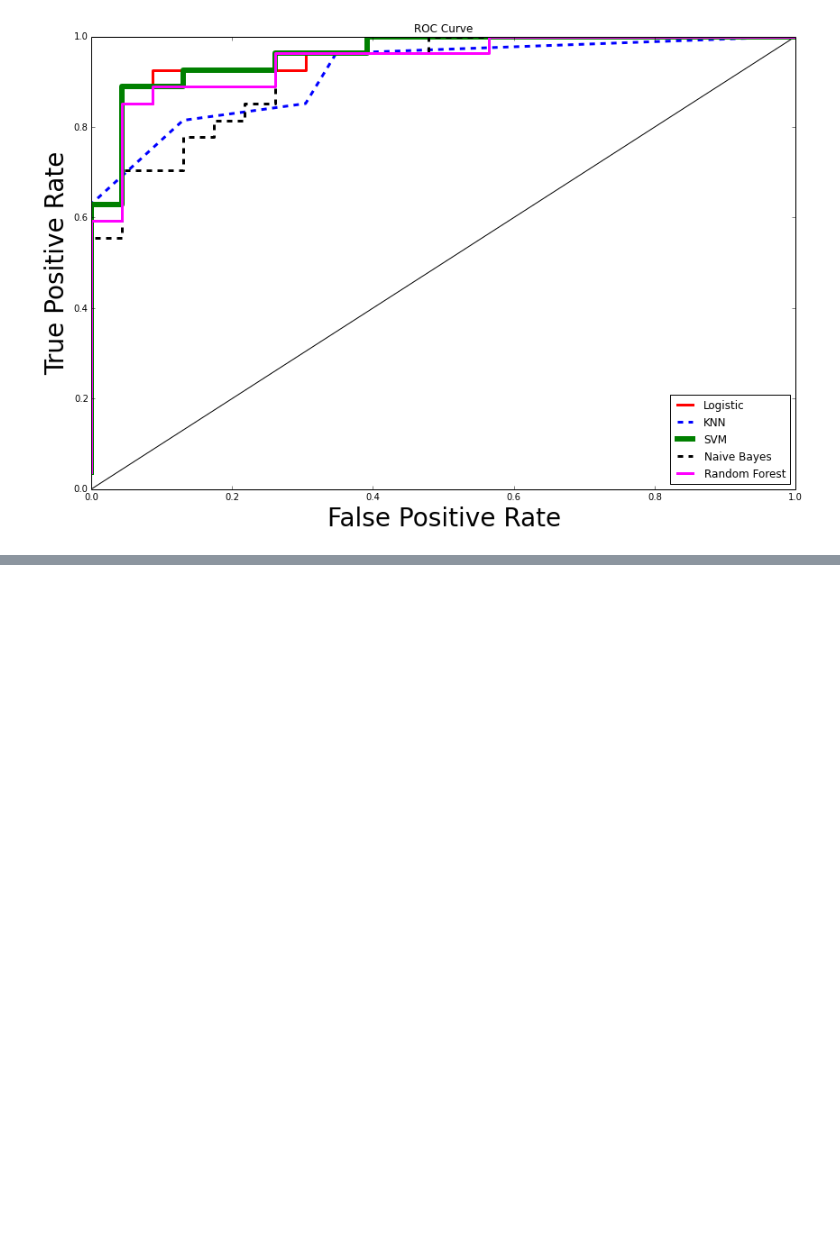
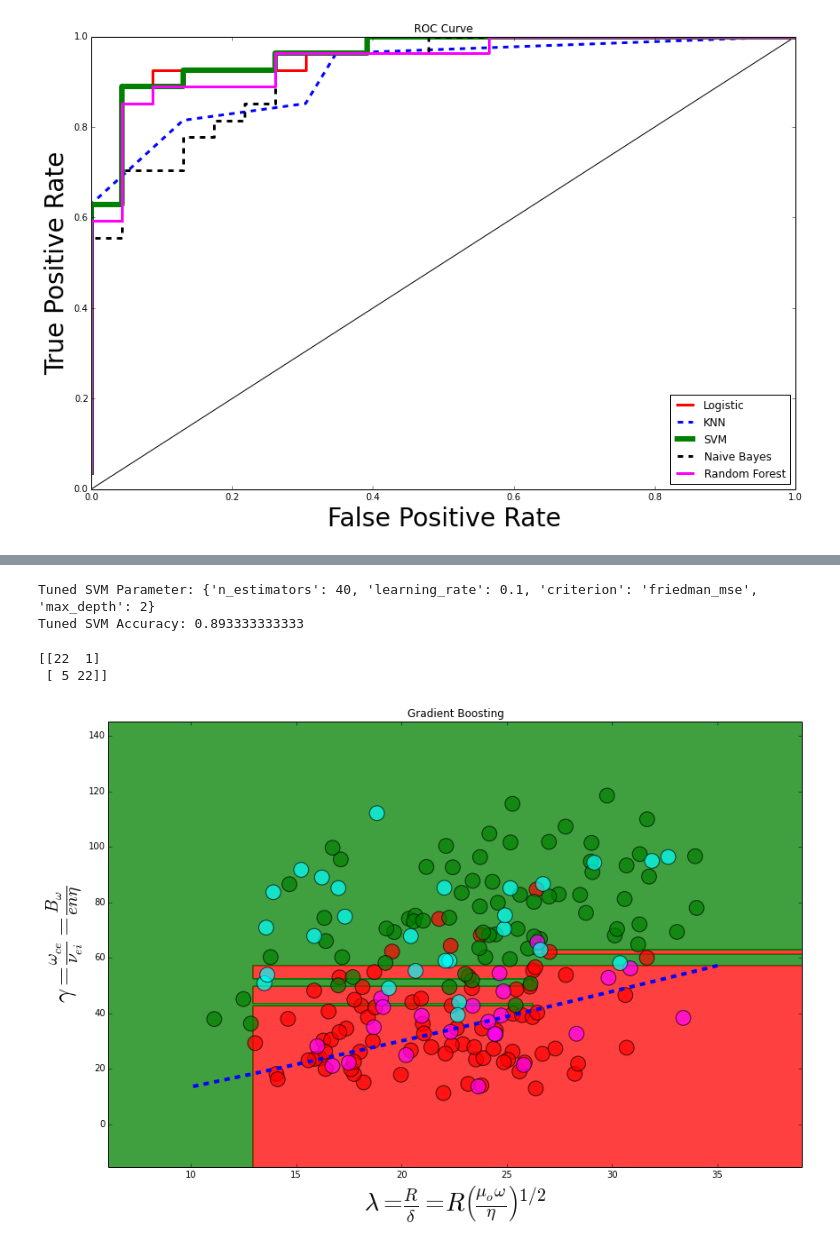
Before and after one commit to emarinhoss/projects_jupyter, a Jupyter notebook: FRC_dataAnalysis_classification.ipynb, the cells around one changed output, grey strips where cells are left out. Saved outputs shown, nothing was run; the diff lists cells and outputs as text; code cells hidden in the pictures; blank space fills up the shorter version.

```diff
--- a/FRC_dataAnalysis_classification.ipynb
+++ b/FRC_dataAnalysis_classification.ipynb
@@ -480,0 +580,31 @@ plt.legend(loc='lower right')
+# %%
+param_grid = {"max_depth": [2, 3, 4, 5, None],
+              "n_estimators": np.arange(10,110,10),
+              "learning_rate": np.arange(0.1,1.,0.1),
+              "criterion": ["friedman_mse", "mse", "mae"]}
+grad_boost = GradientBoostingClassifier(random_state=0)
+cv = GridSearchCV(grad_boost, param_grid, cv=5)
+
+cv.fit(X_train, y_train)
+
+# Print the optimal parameters and best score
+print("Tuned SVM Parameter: {}".format(cv.best_params_))
+print("Tuned SVM Accuracy: {}".format(cv.best_score_))
+# %% [output]
+Tuned SVM Parameter: {'n_estimators': 40, 'learning_rate': 0.1, 'criterion': 'friedman_mse', 'max_depth': 2}
+Tuned SVM Accuracy: 0.893333333333
+# %%
+grad_boost = GradientBoostingClassifier(max_depth=2, n_estimators=40, learning_rate=0.1)
+grad_boost.fit(X_train,y_train)
+
+# predict the test set results
+y_pred = grad_boost.predict(X_test)
+
+# Making the confusion Matrix
+cm = confusion_matrix(y_test, y_pred)
+print(cm)
+plot_the_classification_regions_and_data(X_train,y_train, X_test,y_test,grad_boost,sc_X,'Gradient Boosting')
+# %% [output]
+[[22  1]
+ [ 5 22]]
+[figure, added]
```
Also changed, not shown: parts of 24 cells of this notebook, 13 other files.
